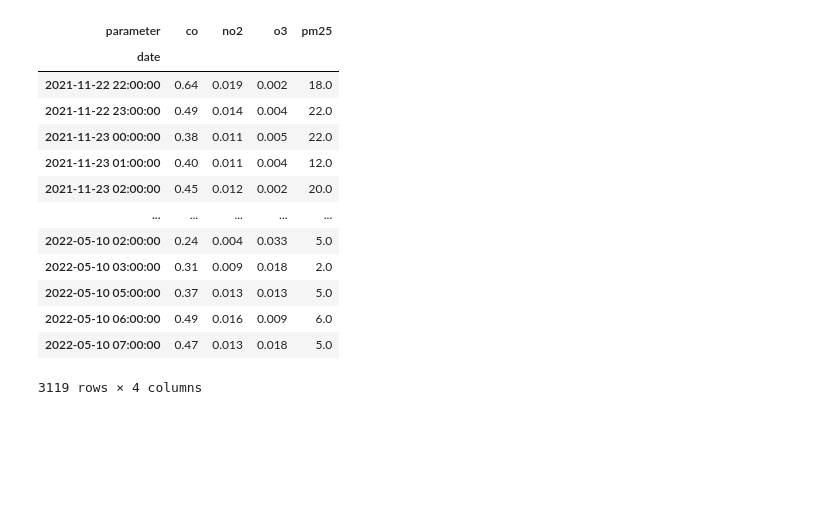
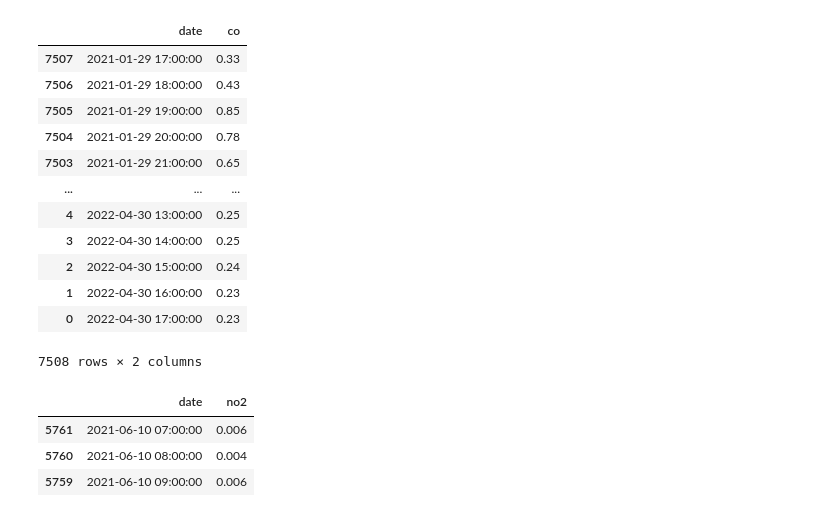
Before and after one commit to UCB-stat-159-s22/hw07-group13, a Jupyter notebook: main.ipynb, the cells around one changed output. Saved outputs shown, nothing was run; the diff lists cells and outputs as text; code cells hidden in the pictures; blank space fills up the shorter version.

```diff
--- a/main.ipynb
+++ b/main.ipynb
@@ -6,32 +6,61 @@ import matplotlib.pyplot as plt
 from aqtools import aqutils as u
 api = openaq.OpenAQ()
 # %%
-status, resp = api.measurements(city = 'San Francisco-Oakland-Fremont', location='Oakland', parameter=['pm25','co', 'no2','o3'], limit=7000)
+# co
+status, resp = api.measurements(city = 'San Francisco-Oakland-Fremont',
+                                location='Oakland', parameter='co',
+                                date_from='2022-05-01T00:00:00Z',
+                                date_to='2022-05-01T00:00:00Z',
+                                limit=10000)
 r = resp['results']
-df = pd.DataFrame(data=r)
-
-dates = []
-for date in df['date'].values:
+df_co = pd.DataFrame(data=r)
+co_local_dates = []
+for date in df_co['date'].values:
     local_date = date['local']
     d = u.cleaning_date(local_date)
-    dates.append(d)
-df['date'] = dates
-df = df.reindex(columns=['parameter', 'value', 'date'])
-df = df.pivot(index='date', columns='parameter', values='value')
-df = df.dropna()
-df
+    co_local_dates.append(d)
+df_co['date'] = co_local_dates
+df_co = df_co.rename(columns={"value": "co"})
+df_co = df_co.loc[:,['date','co']]
+df_co = df_co.iloc[::-1]
+df_co.head(3)
+df_co
 # %% [output]
-| parameter | co | no2 | o3 | pm25 |
-| date |  |  |  |  |
-| 2021-11-22 22:00:00 | 0.64 | 0.019 | 0.002 | 18.0 |
-| 2021-11-22 23:00:00 | 0.49 | 0.014 | 0.004 | 22.0 |
-| 2021-11-23 00:00:00 | 0.38 | 0.011 | 0.005 | 22.0 |
-| 2021-11-23 01:00:00 | 0.40 | 0.011 | 0.004 | 12.0 |
-| 2021-11-23 02:00:00 | 0.45 | 0.012 | 0.002 | 20.0 |
-| ... | ... | ... | ... | ... |
-| 2022-05-10 02:00:00 | 0.24 | 0.004 | 0.033 | 5.0 |
-| 2022-05-10 03:00:00 | 0.31 | 0.009 | 0.018 | 2.0 |
-| 2022-05-10 05:00:00 | 0.37 | 0.013 | 0.013 | 5.0 |
-| 2022-05-10 06:00:00 | 0.49 | 0.016 | 0.009 | 6.0 |
-| 2022-05-10 07:00:00 | 0.47 | 0.013 | 0.018 | 5.0 |
+|  | date | co |
+| 7507 | 2021-01-29 17:00:00 | 0.33 |
+| 7506 | 2021-01-29 18:00:00 | 0.43 |
+| 7505 | 2021-01-29 19:00:00 | 0.85 |
+| 7504 | 2021-01-29 20:00:00 | 0.78 |
+| 7503 | 2021-01-29 21:00:00 | 0.65 |
+| ... | ... | ... |
+| 4 | 2022-04-30 13:00:00 | 0.25 |
+| 3 | 2022-04-30 14:00:00 | 0.25 |
+| 2 | 2022-04-30 15:00:00 | 0.24 |
+| 1 | 2022-04-30 16:00:00 | 0.23 |
+| 0 | 2022-04-30 17:00:00 | 0.23 |
-3119 rows × 4 columns
+7508 rows × 2 columns
+# %%
+# no2
+status, resp = api.measurements(city = 'San Francisco-Oakland-Fremont',
+                                location='Oakland', parameter='no2',
+                                date_from='2021-05-01T00:00:00Z',
+                                date_to='2022-05-01T00:00:00Z',
+                                limit=7000)
+r = resp['results']
+df_no2 = pd.DataFrame(data=r)
+no2_local_dates = []
+for date in df_no2['date'].values:
+    local_date = date['local']
+    d = u.cleaning_date(local_date)
+    no2_local_dates.append(d)
+df_no2['date'] = no2_local_dates
+df_no2 = df_no2.rename(columns={"value": "no2"})
+df_no2 = df_no2.loc[:,['date','no2']]
+df_no2 = df_no2.iloc[::-1]
+
+df_no2.head(3)
+# %% [output]
+|  | date | no2 |
+| 5761 | 2021-06-10 07:00:00 | 0.006 |
+| 5760 | 2021-06-10 08:00:00 | 0.004 |
+| 5759 | 2021-06-10 09:00:00 | 0.006 |
```
Also changed, not shown: parts of 11 cells of this notebook, 2 other files.
